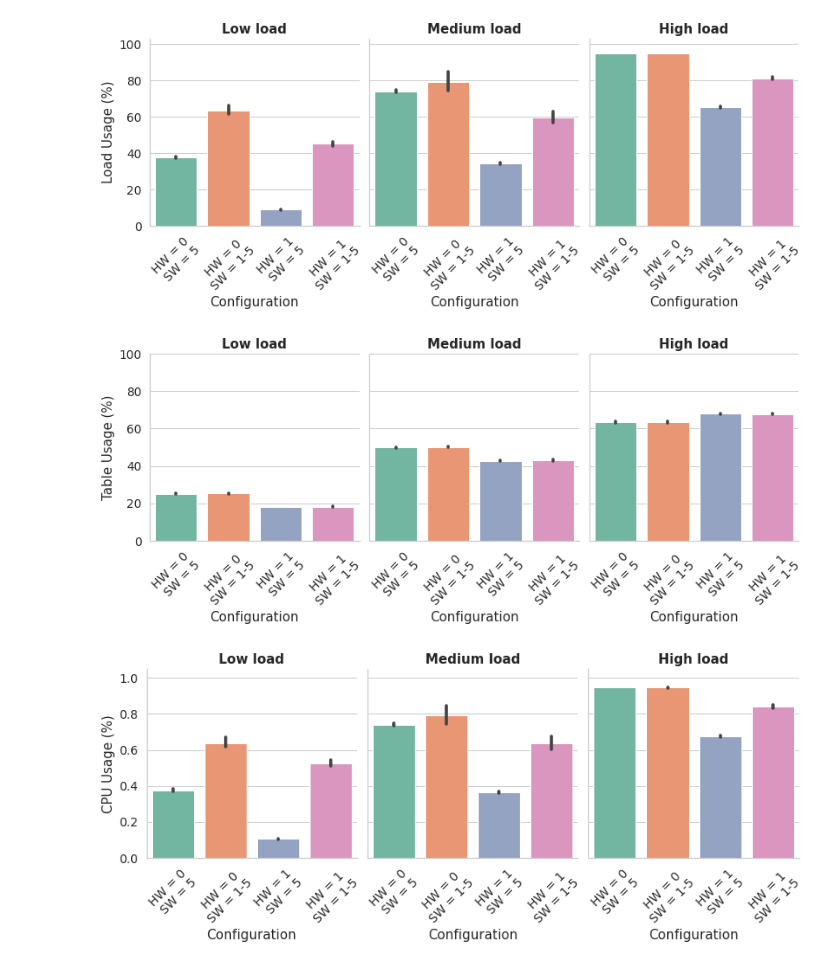
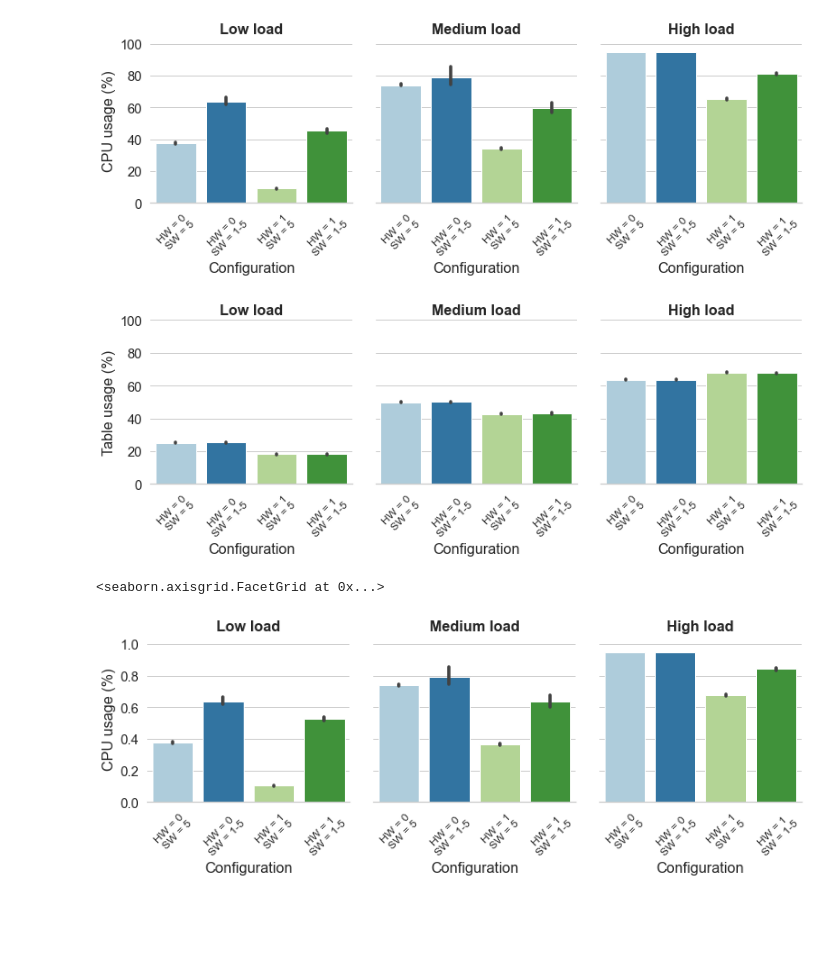
Before and after one commit to pedrobellotti/iperftestes, a Jupyter notebook: Simulacao/NovoArtigo/analiseEstavel-ABDE.ipynb, the cells around one changed output. Cells and saved outputs as stored; diff of their text form; code cells hidden in the pictures; blank space fills up the shorter version.

```diff
--- a/Simulacao/NovoArtigo/analiseEstavel-ABDE.ipynb
+++ b/Simulacao/NovoArtigo/analiseEstavel-ABDE.ipynb
@@ -17,8 +17,14 @@ from matplotlib.ticker import FuncFormatter
 from matplotlib.legend import Legend
 # %%
 # Configurando o tema do gráfico
-myrcs = {"axes.titleweight": "bold", "lines.markersize": 9.0, "lines.linewidth": 2.0,"figure.figsize":(10,10)}
-sns.set (style="whitegrid", font_scale=1.25, rc=myrcs)
+myrcs = {"axes.titleweight": "bold", "lines.markersize": 9.0, "lines.linewidth": 2.0, "legend.title_fontsize": 13.75}
+sns.set (style="whitegrid", font_scale=1.35, rc=myrcs)
+sns.set_palette (sns.color_palette (["#b2df8a", "#33a02c", "#cab2d6", "#6a3d9a"]))
+sns.set_palette (sns.color_palette (["#b2df8a", "#33a02c", "#fdbf6f", "#ff7f00"]))
+sns.set_palette (sns.color_palette ("Paired"))
+
+
+
 
 # Linhas exibidas por padrão nos dataframes
 pd.options.display.min_rows = 20
@@ -166,33 +174,34 @@ df_sw.rename({"e": "HW = 0\n SW = 5", "d": "HW = 1\n SW = 5",  "b": "HW = 0\nSW
 # %%
-df_sw = df_sw.query("TimeSec > 200 and TimeSec < 400").groupby(["Load", "Experimento", "Seed"]).mean()
-df_sw.reset_index(inplace=True)
-snsplt = sns.catplot(palette="Set2", x="Experimento", y="LoaUsag", kind="bar",
+
+snsplt = sns.catplot( x="Experimento", y="LoaUsag", kind="bar", height=3.5, aspect=1,
                       ci=confianca, data=df_sw, col="Load",col_order=["Low","Medium","High"])
 snsplt.set_titles("{col_name} load")
-snsplt.set_axis_labels("Configuration", "Load Usage (%)")
+snsplt.set_axis_labels("Configuration", "CPU usage (%)")
 if (titulos):
     snsplt.fig.suptitle('Uso dos switches SW (CPU)', y=1.05)
 snsplt.set(ylim=(0,103))
-snsplt.set_xticklabels(rotation=45)
+snsplt.set_xticklabels(rotation=45, size=12)
 snsplt.fig.set_size_inches(11,4)
+snsplt.despine(left=True)
 if (salvarGraficos):
     snsplt.savefig("Graficos/UsoCPUSW.pdf")
 # %% [output]
-[figure, old version]
+[figure, new version]
 # %%
-snsplt = sns.catplot(palette="Set2", x="Experimento", y="FloUsag", kind="bar",
+snsplt = sns.catplot( x="Experimento", y="FloUsag", kind="bar",  height=3.5, aspect=1,
                       ci=95, data=df_sw, col="Load",col_order=["Low","Medium","High"])
 snsplt.set_titles("{col_name} load")
-snsplt.set_axis_labels("Configuration", "Table Usage (%)")
+snsplt.set_axis_labels("Configuration", "Table usage (%)")
 if (titulos):
     snsplt.fig.suptitle('Uso dos switches SW (Tabela)', y=1.05)
 snsplt.set(ylim=(0,100))
-snsplt.set_xticklabels(rotation=45)
+snsplt.set_xticklabels(rotation=45, size=12)
 snsplt.fig.set_size_inches(11,4)
+snsplt.despine(left=True)
 if (salvarGraficos):
     snsplt.savefig("Graficos/UsoTabelaSW.pdf")
 # %% [output]
-[figure, old version]
+[figure, new version]
 # %%
 df_decisao = read_df_decisao()
 df_decisao.rename({"e": "HW = 0\n SW = 5", "d": "HW = 1\n SW = 5",  "b": "HW = 0\nSW = 1-5" , "a5": "HW = 1\nSW = 1-5"}, inplace=True)
@@ -203,15 +212,17 @@ df_decisao.reset_index(inplace=True)
 #df_decisao.replace({"Experimento":{"a":1,"b":2,"c":3,"d":4}}, inplace=True)
 # df_decisao
 # %%
-snsplt = sns.catplot(palette="Set2", x="Experimento", y="AvgCPULoad", kind="bar",
+snsplt = sns.catplot( x="Experimento", y="AvgCPULoad", kind="bar",  height=3.5, aspect=1,
                       ci=confianca, data=df_decisao, col="Load",col_order=["Low","Medium","High"])
 snsplt.set_titles("{col_name} load")
-snsplt.set_axis_labels("Configuration", "CPU Usage (%)")
+snsplt.set_axis_labels("Configuration", "CPU usage (%)")
 if (titulos):
     snsplt.fig.suptitle('Uso do switch SW (CPU) - gráfico igual', y=1.05)
 snsplt.set(ylim=(0,1.05))
-snsplt.set_xticklabels(rotation=45)
+snsplt.set_xticklabels(rotation=45, size=12)
 snsplt.fig.set_size_inches(11,4)
+snsplt.despine(left=True)
 # %% [output]
+<seaborn.axisgrid.FacetGrid at 0x...>
-[figure, old version]
+[figure, new version]
 # %%
```
Also changed, not shown: parts of 11 cells of this notebook, 1 other file.
